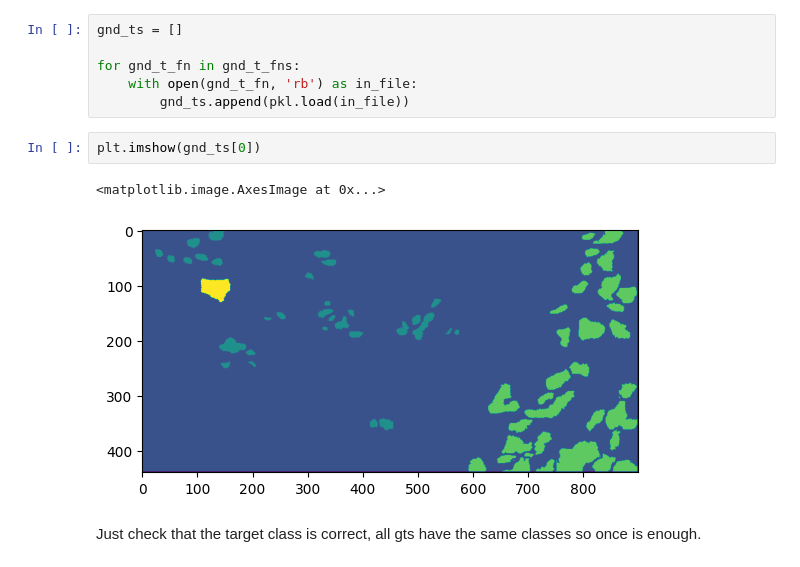
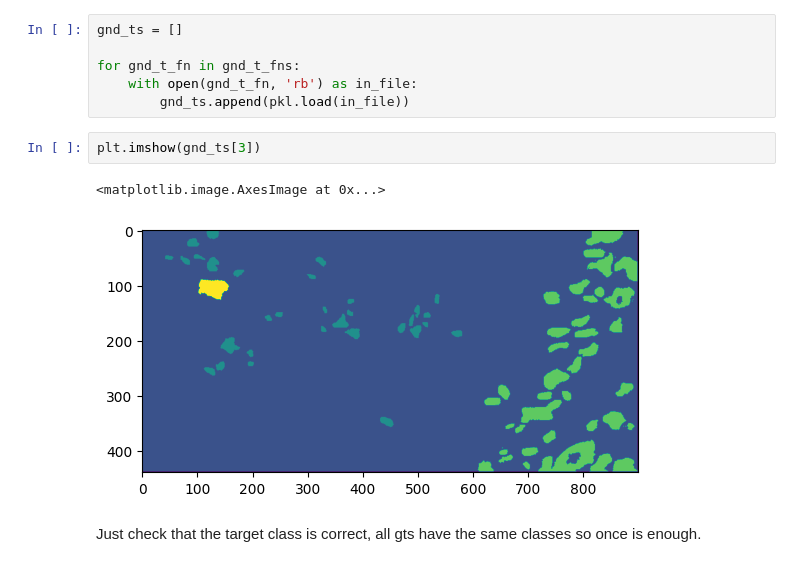
Before and after one commit to Inkletblot/openhsi-capture-and-processing, a Jupyter notebook: evaluation-sardi-final-capture-gmlc-food-waste.ipynb, the cells around one changed output. Cells and saved outputs as stored; diff of their text form.

```diff
--- a/evaluation-sardi-final-capture-gmlc-food-waste.ipynb
+++ b/evaluation-sardi-final-capture-gmlc-food-waste.ipynb
@@ -94,10 +94,10 @@ for gnd_t_fn in gnd_t_fns:
     with open(gnd_t_fn, 'rb') as in_file:
         gnd_ts.append(pkl.load(in_file))
 # %%
-plt.imshow(gnd_ts[0])
+plt.imshow(gnd_ts[3])
 # %% [output]
 <matplotlib.image.AxesImage at 0x...>
-[figure, old version]
+[figure, new version]
 # %% [markdown]
 Just check that the target class is correct, all gts have the same classes so once is enough.
 # %%
```
Also changed, not shown: parts of 2 cells of this notebook, 4 other files.
